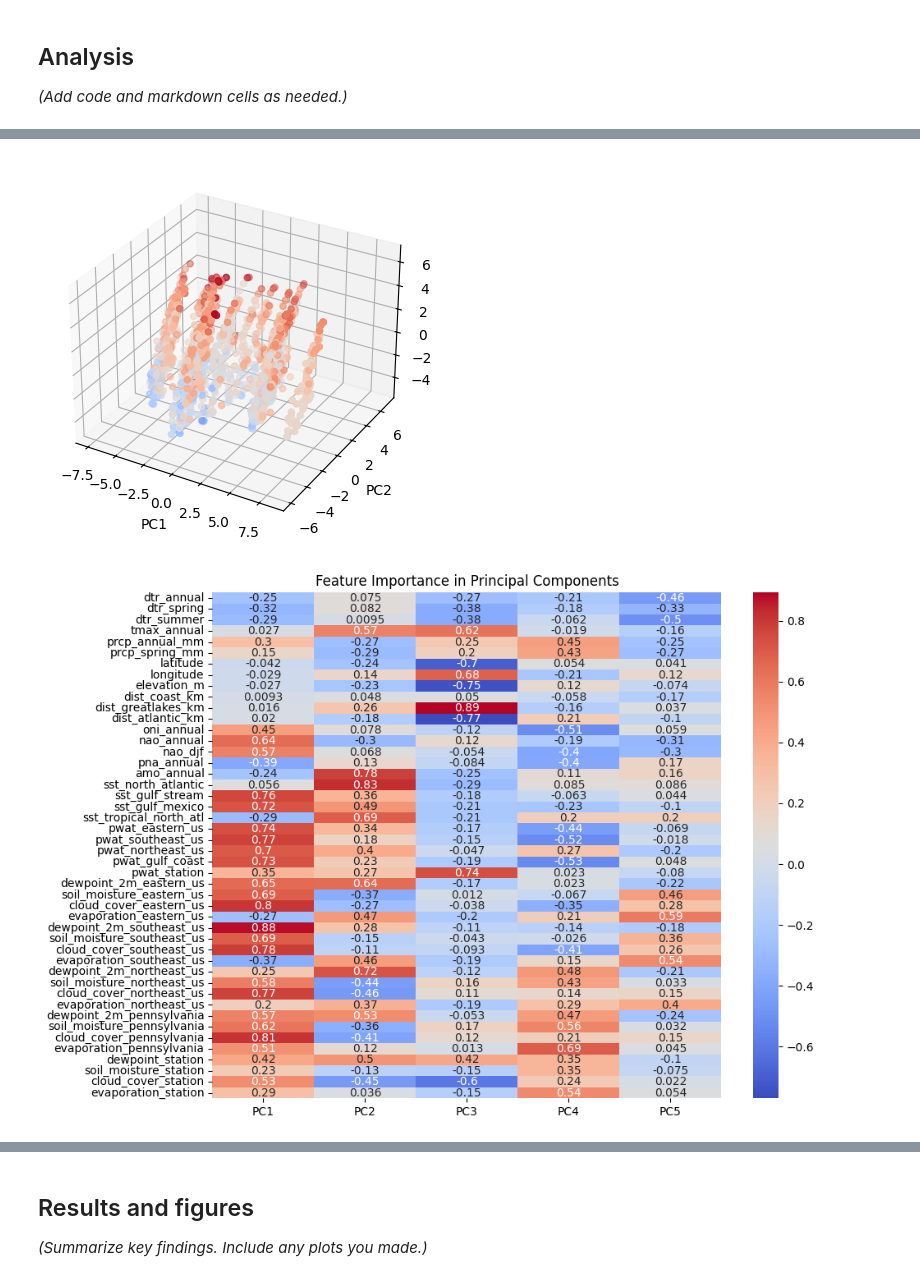
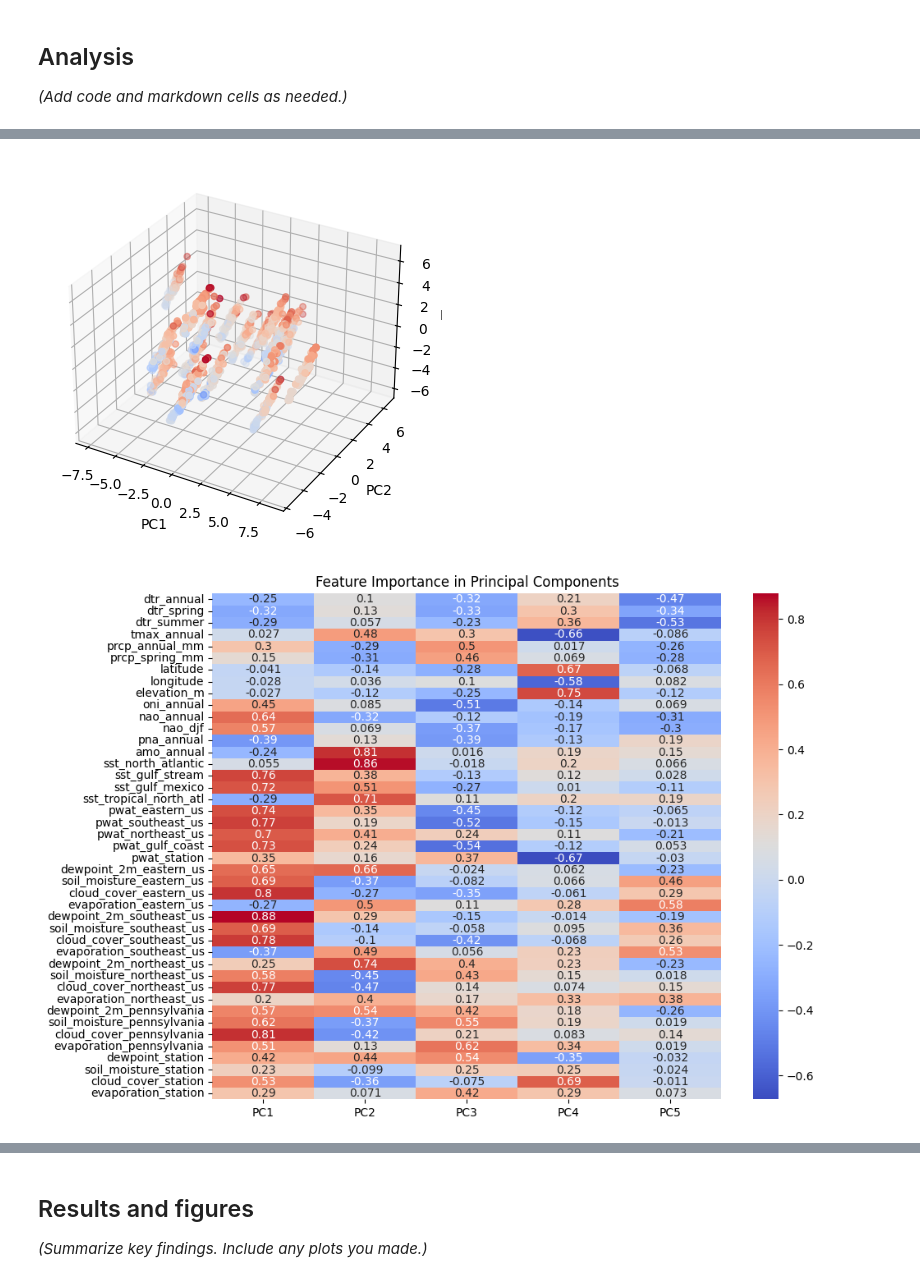
Before and after one commit to samjbaugh/reu26, a Jupyter notebook: reports/Week3Report.ipynb, the cells around one changed output, grey strips where cells are left out. Saved outputs shown, nothing was run; the diff lists cells and outputs as text; code cells hidden in the pictures.

```diff
--- a/reports/Week3Report.ipynb
+++ b/reports/Week3Report.ipynb
@@ -40,7 +40,7 @@ lakeside_pa_stations = pa_gs[pa_gs['dist_greatlakes_km']< 150]
 inland_pa_stations = pa_gs[pa_gs['dist_coast_km']>150]
 
 X = ['dtr_annual', 'dtr_spring', 'dtr_summer', 'tmax_annual', 'prcp_annual_mm',
-    'prcp_spring_mm', 'latitude', 'longitude', 'elevation_m', 'dist_coast_km', 'dist_greatlakes_km', 'dist_atlantic_km',
+    'prcp_spring_mm', 'latitude', 'longitude', 'elevation_m',
     'oni_annual', 'nao_annual', 'nao_djf', 'pna_annual', 'amo_annual', 'sst_north_atlantic',
     'sst_gulf_stream', 'sst_gulf_mexico', 'sst_tropical_north_atl', 'pwat_eastern_us', 'pwat_southeast_us',
     'pwat_northeast_us', 'pwat_gulf_coast', 'pwat_station', 'dewpoint_2m_eastern_us', 'soil_moisture_eastern_us',
@@ -53,8 +53,7 @@ y = ['growing_season_length']
 
 #UPDATED PCA FUNCTION
 def principal_component_analysis(X, y):
-    #creates and graphs principal component analysis for inputted X and y, as well as loadout on first three PC's
-
+    #creates and graphs principal component analysis for inputted X and y
     #required libraries: from sklearn.preprocessing import StandardScalar, from sklearn.decomposition import PCA,
     #from sklearn.linear_model import LinearRegression, matplotlib.pyplot as plt, numpy as np, seaborn as sns
 
@@ -101,7 +100,6 @@ def principal_component_analysis(X, y):
     ax.set_zlabel('PC3')
     plt.show()
 
-    #Finds loadings and creates heatmap table for display
     loadings = pca3.components_.T * np.sqrt(pca3.explained_variance_)
     plt.figure(figsize=(10, 8))
     sns.heatmap(loadings, annot=True, cmap='coolwarm', xticklabels=['PC1', 'PC2', 'PC3', 'PC4', 'PC5'], yticklabels=X.columns)
@@ -211,6 +209,6 @@ def PCR(X, y, no_of_components):
 
 *(Add code and markdown cells as needed.)*
 # %%
-X, y = remove_nulls(pa_gs, X, y)
-principal_component_analysis(X, y)
+X_pca, y_pca = remove_nulls(pa_gs, X, y)
+principal_component_analysis(X_pca, y_pca)
 # %% [output]
@@ -219,4 +217,4 @@ principal_component_analysis(X, y)
-[figure, old version]
+[figure, new version]
-[figure, old version]
+[figure, new version]
 # %%
 X_gs, y_gs = remove_nulls(pa_gs, X, y)
```
Also changed, not shown: parts of 2 cells of this notebook, 9 other files.
